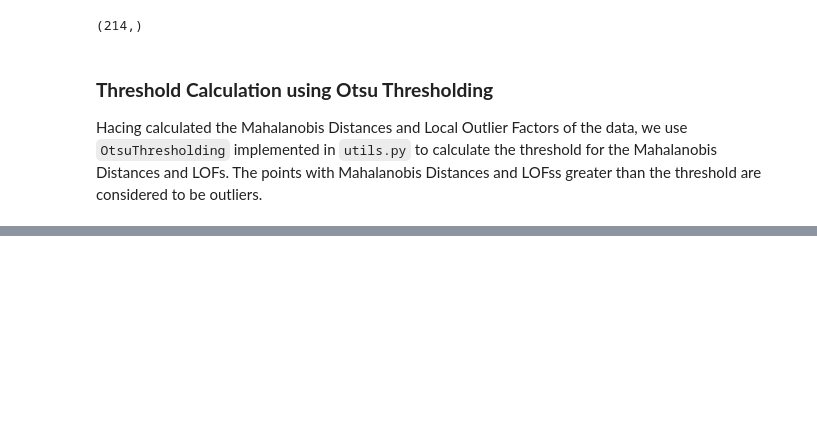
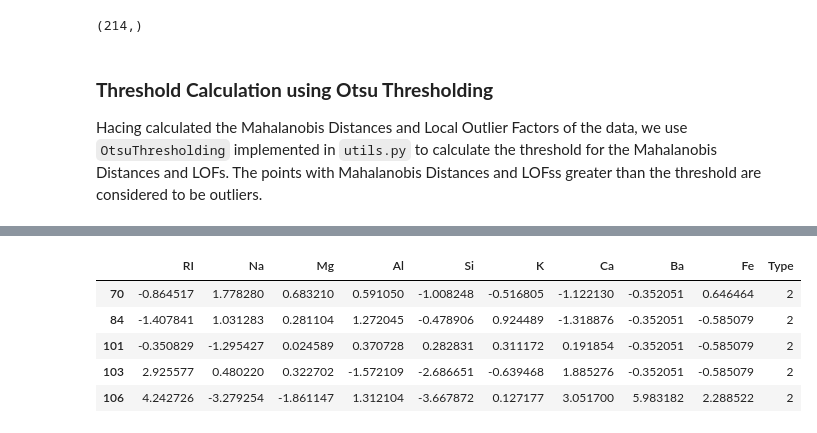
Before and after one commit to divyajeettt/CSE342, a Jupyter notebook: Assignment-2/Question-1.ipynb, the cells around one changed output, grey strips where cells are left out. Cells and saved outputs as stored; diff of their text form; code cells hidden in the pictures; blank space fills up the shorter version.

```diff
--- a/Assignment-2/Question-1.ipynb
+++ b/Assignment-2/Question-1.ipynb
@@ -101,0 +195,11 @@ Hacing calculated the Mahalanobis Distances and Local Outlier Factors of the dat
+# %%
+# Get the Outliers
+lof_outliers = df[lof_dist > lof_t]
+lof_outliers.head()
+# %% [output]
+|  | RI | Na | Mg | Al | Si | K | Ca | Ba | Fe | Type |
+| 70 | -0.864517 | 1.778280 | 0.683210 | 0.591050 | -1.008248 | -0.516805 | -1.122130 | -0.352051 | 0.646464 | 2 |
+| 84 | -1.407841 | 1.031283 | 0.281104 | 1.272045 | -0.478906 | 0.924489 | -1.318876 | -0.352051 | -0.585079 | 2 |
+| 101 | -0.350829 | -1.295427 | 0.024589 | 0.370728 | 0.282831 | 0.311172 | 0.191854 | -0.352051 | -0.585079 | 2 |
+| 103 | 2.925577 | 0.480220 | 0.322702 | -1.572109 | -2.686651 | -0.639468 | 1.885276 | -0.352051 | -0.585079 | 2 |
+| 106 | 4.242726 | -3.279254 | -1.861147 | 1.312104 | -3.667872 | 0.127177 | 3.051700 | 5.983182 | 2.288522 | 2 |
```
Also changed, not shown: parts of 11 cells of this notebook, 1 other file.
